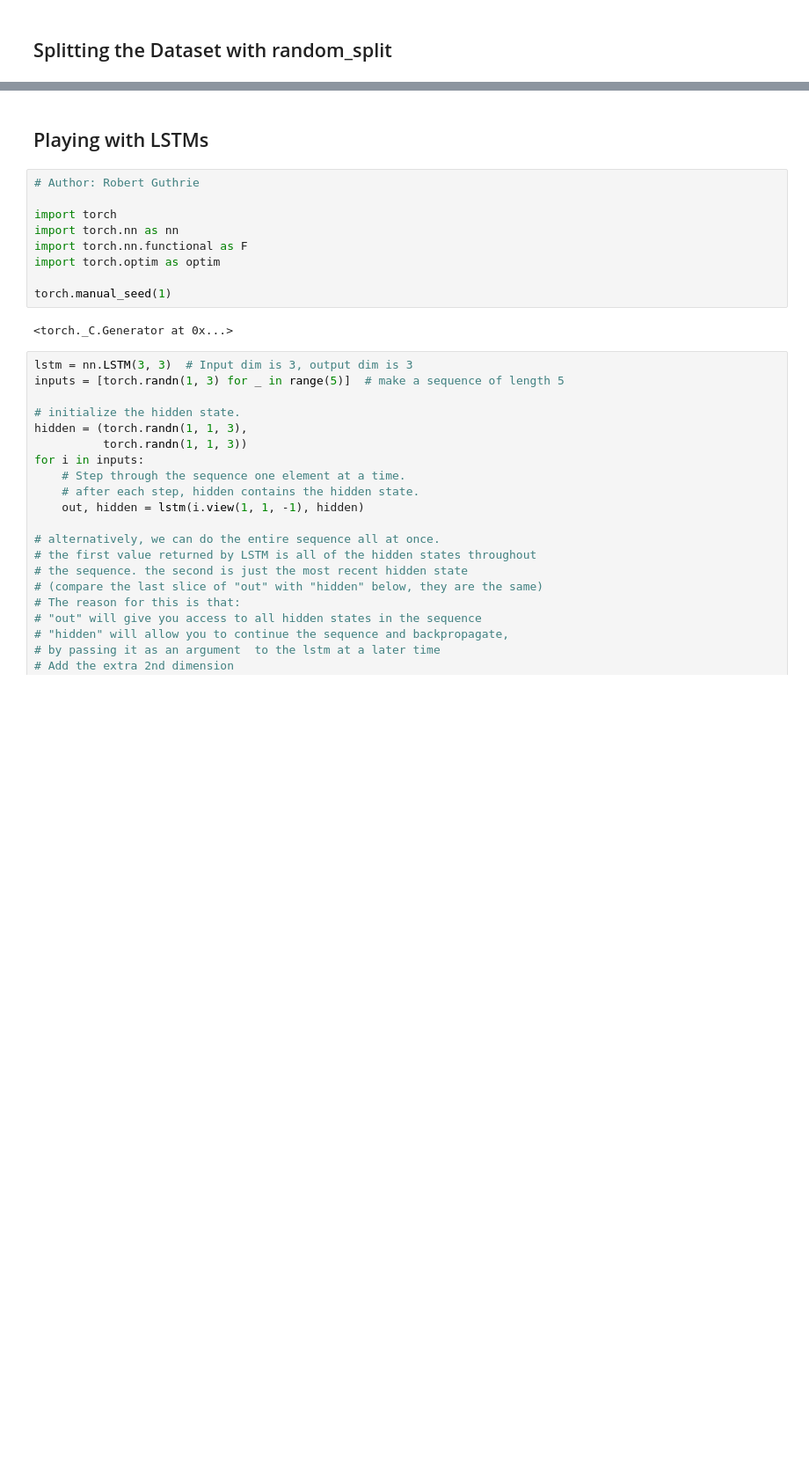
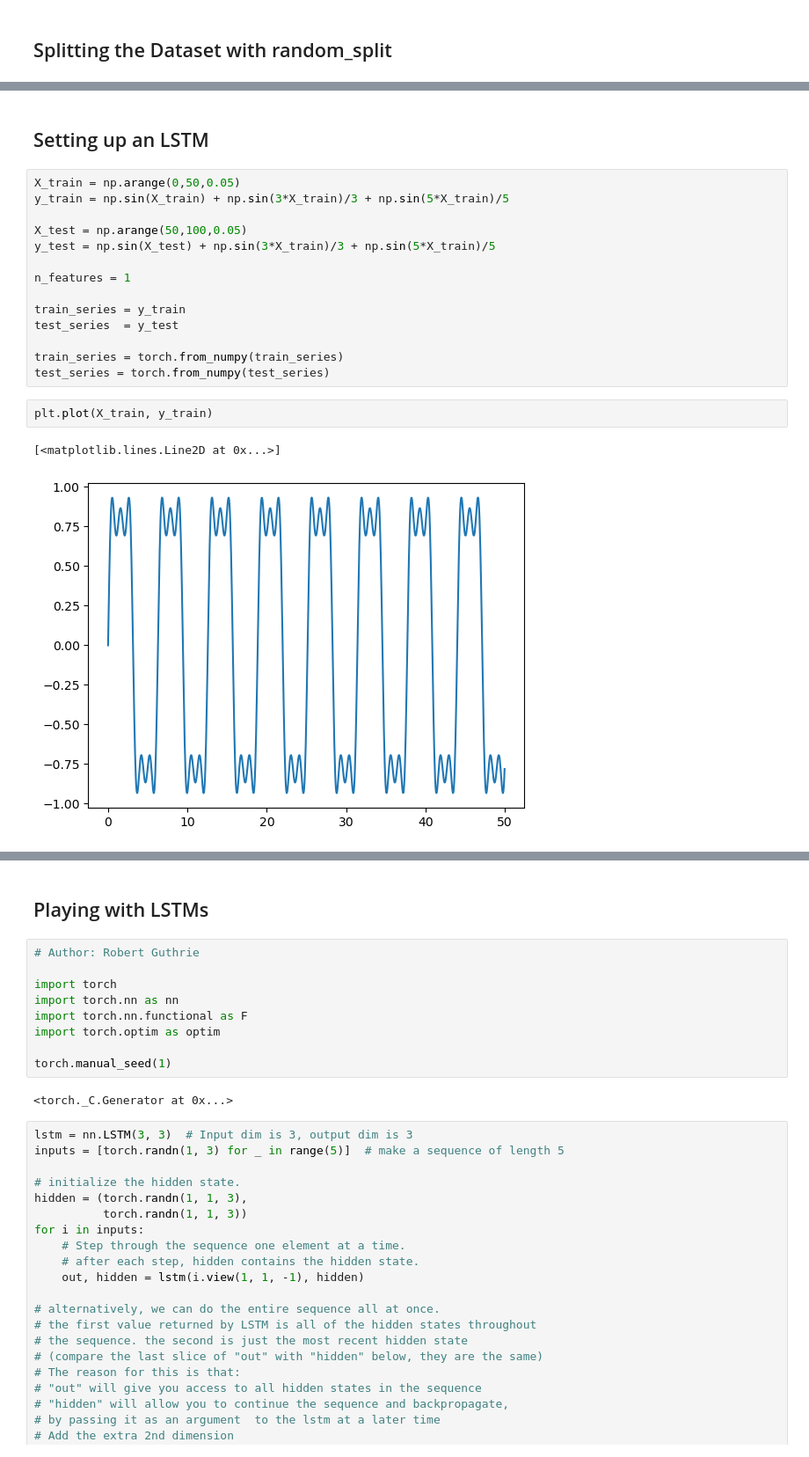
Before and after one commit to maxtost10/Playground-vs, a Jupyter notebook: Torch_Dataset.ipynb, the cells around one changed output, grey strips where cells are left out. Shown at 88% size. Cells and saved outputs as stored; diff of their text form; blank space fills up the shorter version.

Commit message:
Made first prediction with LSTM on sine function, problem with higher order sins bacause there is always a trend

```diff
--- a/Torch_Dataset.ipynb
+++ b/Torch_Dataset.ipynb
@@ -98,0 +104,21 @@ Test set size: 20
+# %% [markdown]
+## Setting up an LSTM
+# %%
+X_train = np.arange(0,50,0.05)
+y_train = np.sin(X_train) + np.sin(3*X_train)/3 + np.sin(5*X_train)/5
+
+X_test = np.arange(50,100,0.05)
+y_test = np.sin(X_test) + np.sin(3*X_train)/3 + np.sin(5*X_train)/5
+
+n_features = 1
+
+train_series = y_train
+test_series  = y_test
+
+train_series = torch.from_numpy(train_series)
+test_series = torch.from_numpy(test_series)
+# %%
+plt.plot(X_train, y_train)
+# %% [output]
+[<matplotlib.lines.Line2D at 0x...>]
+[figure, added]
```
Also changed, not shown: parts of 13 cells of this notebook.
